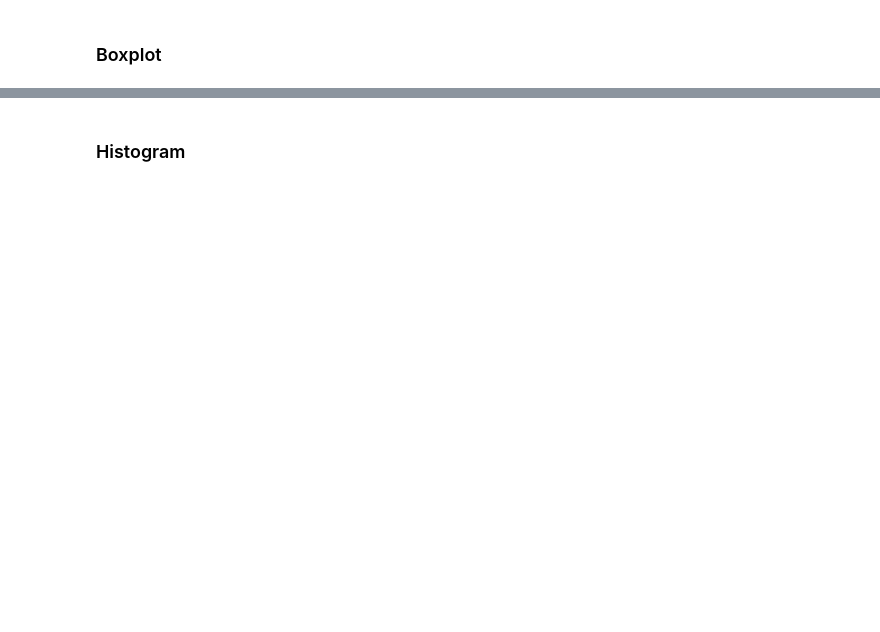
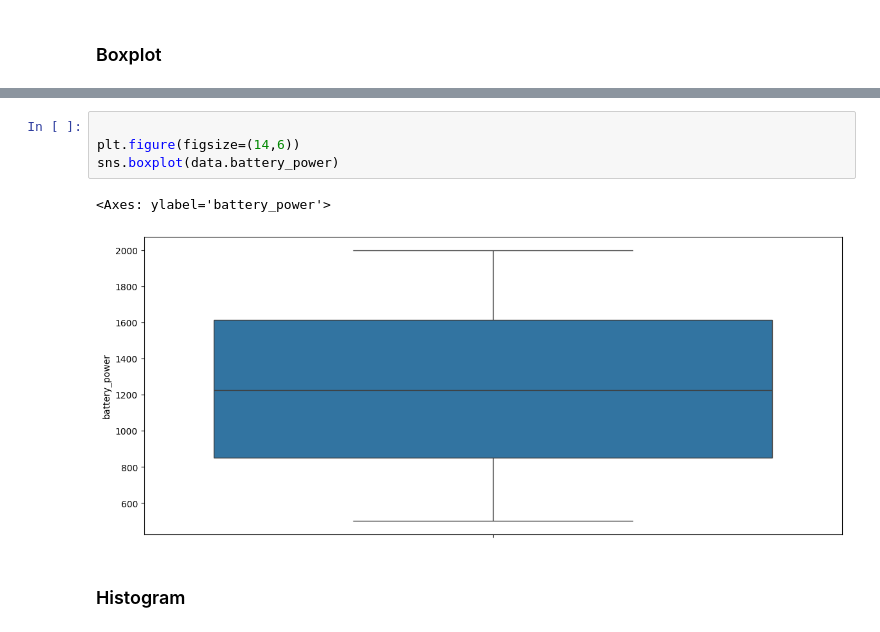
Before and after one commit to munira1413/Masar-, a Jupyter notebook: Project_2ML(Mobile_Price).ipynb, the cells around one changed output, grey strips where cells are left out. Drawn from its saved outputs; the diff is of its cells as text; blank space fills up the shorter version.

```diff
--- a/Project_2ML(Mobile_Price).ipynb
+++ b/Project_2ML(Mobile_Price).ipynb
@@ -261,2 +302,9 @@ sns.boxplot(x = 'price_range' , y = 'battery_power' ,data=url)
+# %%
+
+plt.figure(figsize=(14,6))
+sns.boxplot(data.battery_power)
+# %% [output]
+<Axes: ylabel='battery_power'>
+[figure, added]
 # %% [markdown]
 ### Histogram
```
Also changed, not shown: parts of 23 cells of this notebook.
